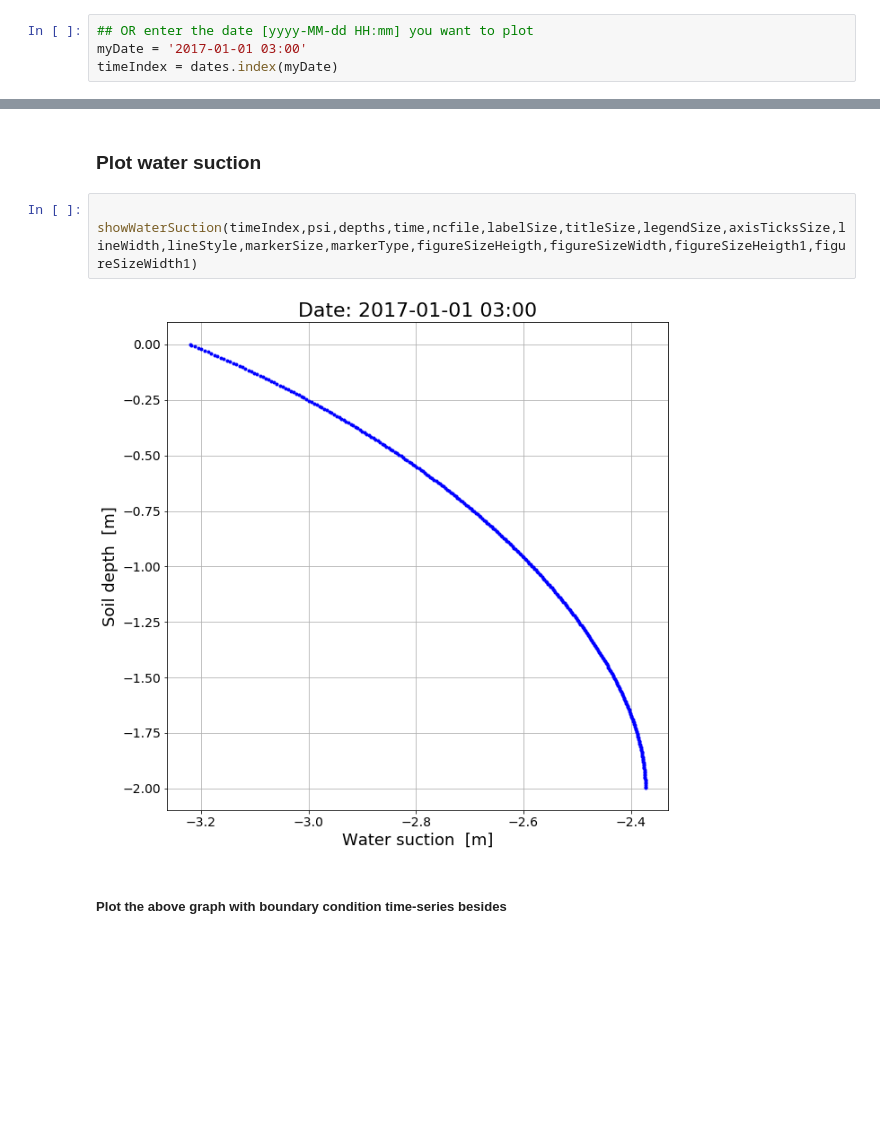
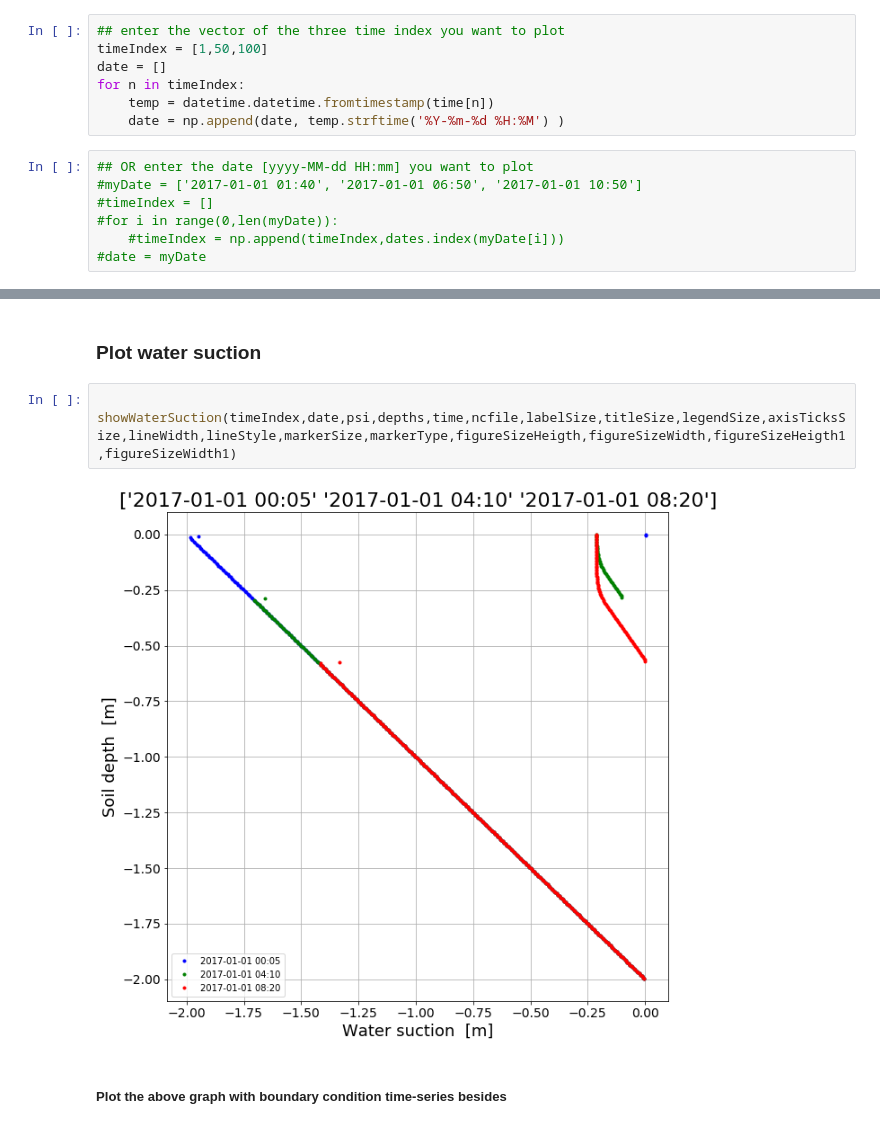
Before and after one commit to GEOframeOMSProjects/OMS_Project_Richards1D, a Jupyter notebook: Jupyter_Notebook/2_Richards1DOutput.ipynb, the cells around one changed output, grey strips where cells are left out. Cells and saved outputs as stored; diff of their text form; blank space fills up the shorter version.

Commit message:
I've added the possibility to plot more time steps on the same graph

```diff
--- a/Jupyter_Notebook/2_Richards1DOutput.ipynb
+++ b/Jupyter_Notebook/2_Richards1DOutput.ipynb
@@ -157,5 +153,15 @@ date = datetime.datetime.fromtimestamp(time[timeIndex])
+# %%
+## enter the vector of the three time index you want to plot
+timeIndex = [1,50,100]
+date = []
+for n in timeIndex:
+    temp = datetime.datetime.fromtimestamp(time[n])
+    date = np.append(date, temp.strftime('%Y-%m-%d %H:%M') )
 # %%
 ## OR enter the date [yyyy-MM-dd HH:mm] you want to plot
-myDate = '2017-01-01 03:00'
-timeIndex = dates.index(myDate)
+#myDate = ['2017-01-01 01:40', '2017-01-01 06:50', '2017-01-01 10:50']
+#timeIndex = []
+#for i in range(0,len(myDate)):
+    #timeIndex = np.append(timeIndex,dates.index(myDate[i]))
+#date = myDate
 # %%
@@ -171,9 +180,9 @@ showInitialCondition(iC,depths,ncfile,labelSize,titleSize,legendSize,axisTicksSi
 # %% [markdown]
 ### Plot water suction
 # %%
- showWaterSuction(timeIndex,psi,depths,time,ncfile,labelSize,titleSize,legendSize,axisTicksSize,lineWidth,lineStyle,markerSize,markerType,figureSizeHeigth,figureSizeWidth,figureSizeHeigth1,figureSizeWidth1)
+ showWaterSuction(timeIndex,date,psi,depths,time,ncfile,labelSize,titleSize,legendSize,axisTicksSize,lineWidth,lineStyle,markerSize,markerType,figureSizeHeigth,figureSizeWidth,figureSizeHeigth1,figureSizeWidth1)
 # %% [output]
-[figure, old version]
+[figure, new version]
 # %% [markdown]
 ##### Plot the above graph with boundary condition time-series besides
 # %%
```
Also changed, not shown: parts of 18 cells of this notebook.
